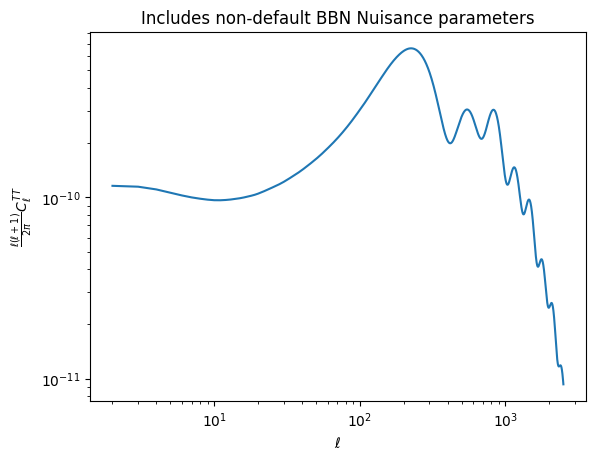
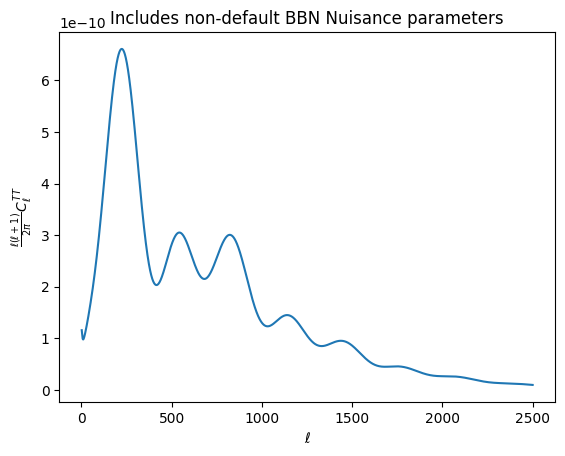
Unified diff of the notebook cell whose output changed from the first chart to the second:
--- before
+++ after
@@ -1,3 +1,3 @@
-plt.loglog(ABC_ell_LINX2, ABC_ell_LINX2 * (ABC_ell_LINX2+1)/(2 * jnp.pi) * ABC_tt_LINX2,label=r'$C_{\ell}^{TT}$')
+plt.plot(ells, ABC_tt,label=r'$C_{\ell}^{TT}$')
 plt.xlabel(r'$\ell$')
 plt.ylabel(r'$\frac{\ell(\ell + 1)}{2\pi} C_{\ell}^{TT}$')

Commit: Updated example notebooks